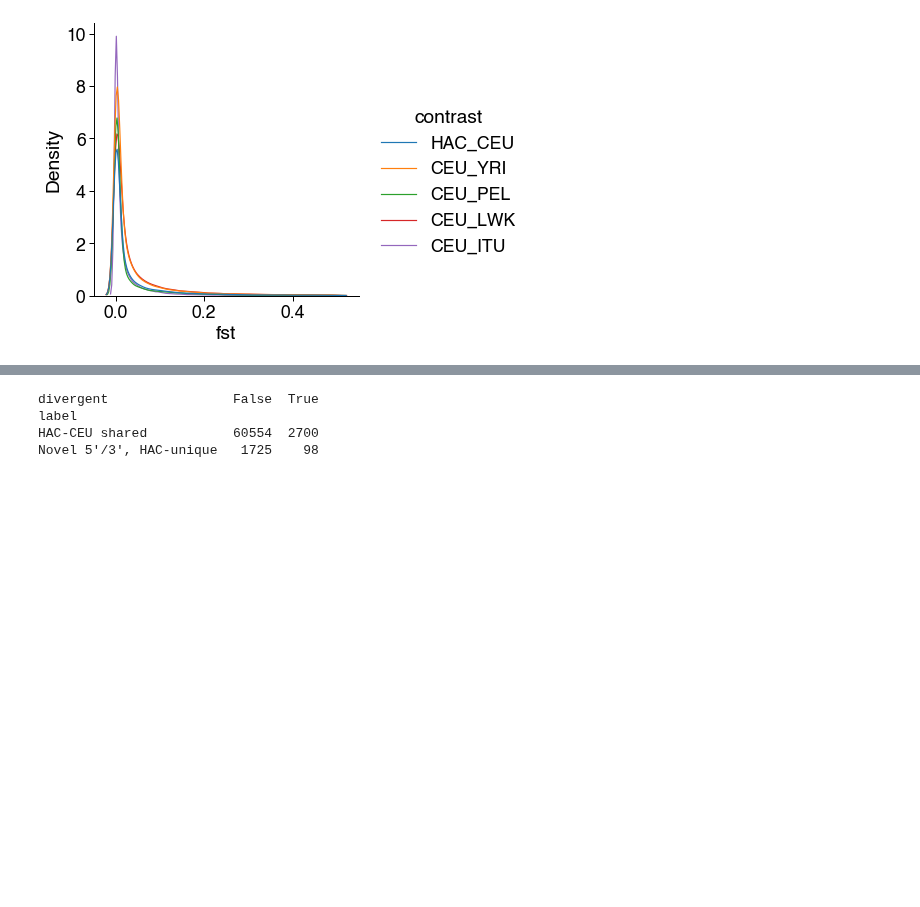
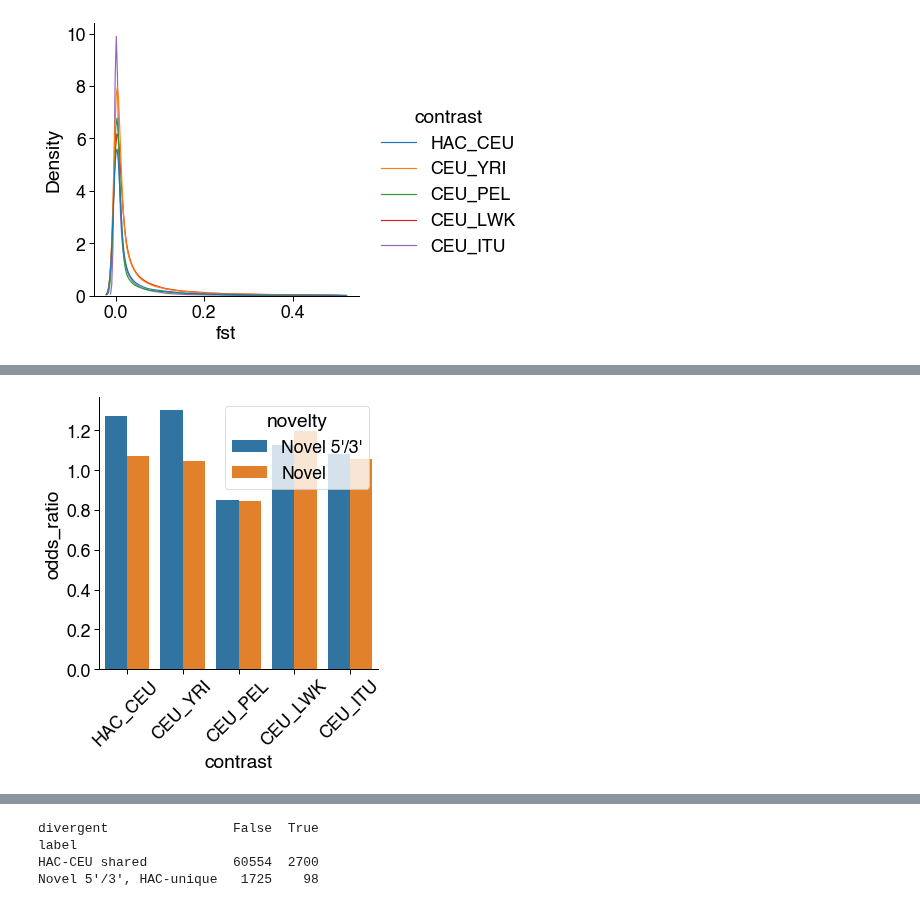
Before and after one commit to fairliereese/240903_pt, a Jupyter notebook: analysis/pop_div_novel_exon_fsts.ipynb, the cells around one changed output, grey strips where cells are left out. Saved outputs shown, nothing was run; the diff lists cells and outputs as text; code cells hidden in the pictures; blank space fills up the shorter version.

```diff
--- a/analysis/pop_div_novel_exon_fsts.ipynb
+++ b/analysis/pop_div_novel_exon_fsts.ipynb
@@ -100,6 +100,7 @@ div_thresh = 0.2
 df['divergent'] = df.fst>=div_thresh
 # %%
 # loop through each contrast
+cont_df = pd.DataFrame()
 stat_df = pd.DataFrame()
 for nov in ["Novel 5'/3'", 'Novel']:
     for pop1, pop2 in zip(df[['pop1', 'pop2']].drop_duplicates()['pop1'].tolist(),
@@ -136,21 +137,25 @@ for nov in ["Novel 5'/3'", 'Novel']:
 
         temp = pd.concat([nov_uniq_df, bg_df], axis=0)
 
-        temp = temp.pivot(index='label',
+        temp = temp.pivot(index='divergent',
                           values = 'n_var_exon_pairs',
-                          columns = 'divergent')
+                          columns = 'label')
         temp = temp.sort_index()
+        temp = temp[[bg_col, nov_uniq_col]]
         print(temp)
-        break
-    break
-#         temp = temp.values
 
-#         # Perform Fisher's Exact Test
-#         odds_ratio, p_value = st.fisher_exact(temp, alternative='greater')
+        temp = temp.values
 
-#         print(f'{pop1} vs. {pop2}')
-#         print(f'Hypoth: variant positions intersecting {nov} exons are enriched for being divergent')
-#         print("Odds Ratio:", odds_ratio)
-#         print("P-value:", p_value)
-#         print()
+        # Perform Fisher's Exact Test
+        odds_ratio, p_value = st.fisher_exact(temp, alternative='greater')
+
+        print(f'{pop1} vs. {pop2}')
+        print(f'Hypoth: variant positions intersecting {nov} exons are enriched for being divergent')
+        print("Odds Ratio:", odds_ratio)
+        print("P-value:", p_value)
+        print()
+
+        temp3 = pd.DataFrame(data=[[pop1, pop2, odds_ratio, p_value, nov]],
+                         columns=['pop1', 'pop2', 'odds_ratio', 'pval', 'novelty'])
+        stat_df = pd.concat([stat_df, temp3], axis=0)
 # %% [output]
@@ -160,0 +179,4 @@ Novel 5'/3', HAC-unique   1725    98
+# %%
+stat_df.head()
+stat_df['contrast'] = stat_df.pop1+'_'+stat_df.pop2
+stat_df.head()
@@ -160,0 +190,10 @@ Novel 5'/3', HAC-unique   1725    98
+# %%
+ax = sns.barplot(stat_df,
+            y='odds_ratio',
+            hue='novelty',
+            x='contrast')
+ax.spines['right'].set_visible(False)
+ax.spines['top'].set_visible(False)
+ax.tick_params(axis='x', rotation=45)
+# %% [output]
+[figure, added]
```
Also changed, not shown: parts of 8 cells of this notebook.
